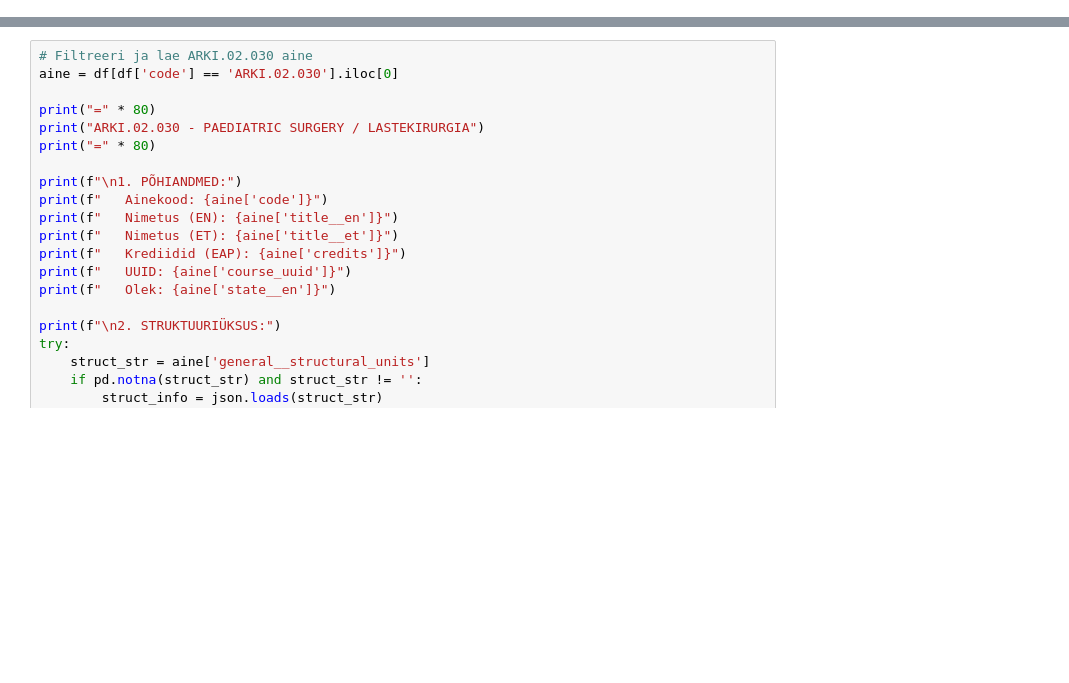
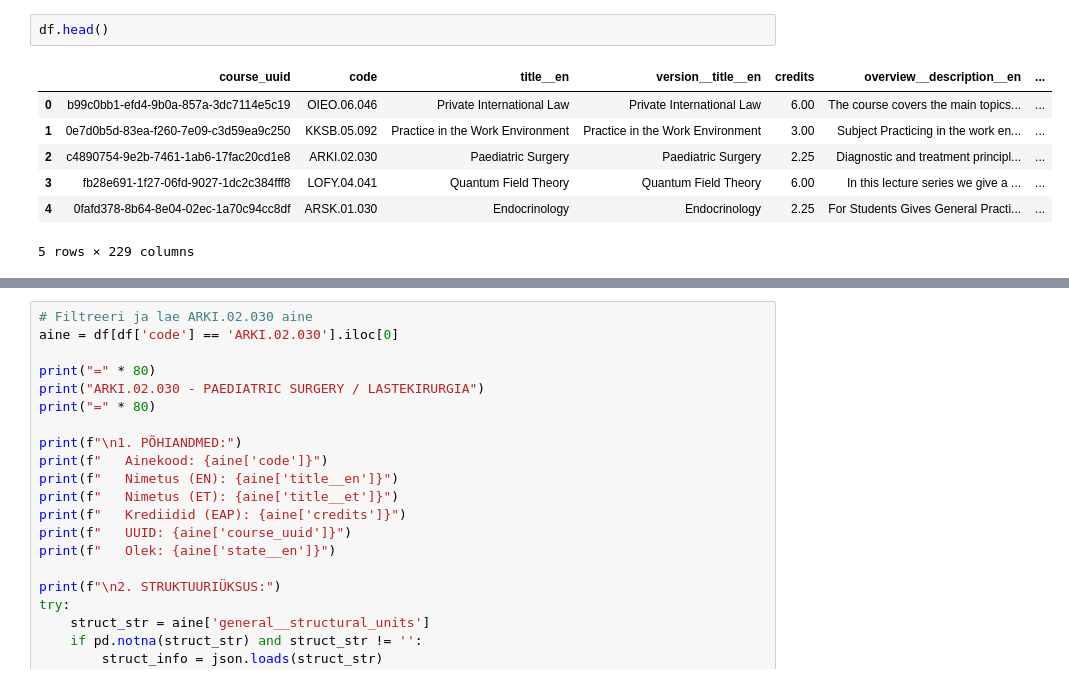
Before and after one commit to heiliaavola/tehisintellekti-rakendamise-projekt, a Jupyter notebook: andmetega_tutvumine.ipynb, the cells around one changed output, grey strips where cells are left out. Drawn from its saved outputs; the diff is of its cells as text; blank space fills up the shorter version.

```diff
--- a/andmetega_tutvumine.ipynb
+++ b/andmetega_tutvumine.ipynb
@@ -22,0 +52,10 @@ See notebook sisaldab detailset analüüsi ainekoodiga **ARKI.02.030** (Paediatr
+# %%
+df.head()
+# %% [output]
+|  | course_uuid | code | title__en | version__title__en | credits | overview__description__en | ... |
+| 0 | b99c0bb1-efd4-9b0a-857a-3dc7114e5c19 | OIEO.06.046 | Private International Law | Private International Law | 6.00 | The course covers the main topics... | ... |
+| 1 | 0e7d0b5d-83ea-f260-7e09-c3d59ea9c250 | KKSB.05.092 | Practice in the Work Environment | Practice in the Work Environment | 3.00 | Subject Practicing in the work en... | ... |
+| 2 | c4890754-9e2b-7461-1ab6-17fac20cd1e8 | ARKI.02.030 | Paediatric Surgery | Paediatric Surgery | 2.25 | Diagnostic and treatment principl... | ... |
+| 3 | fb28e691-1f27-06fd-9027-1dc2c384fff8 | LOFY.04.041 | Quantum Field Theory | Quantum Field Theory | 6.00 | In this lecture series we give a ... | ... |
+| 4 | 0fafd378-8b64-8e04-02ec-1a70c94cc8df | ARSK.01.030 | Endocrinology | Endocrinology | 2.25 | For Students Gives General Practi... | ... |
+5 rows × 229 columns
```
Also changed, not shown: parts of 17 cells of this notebook, 18 other files.
